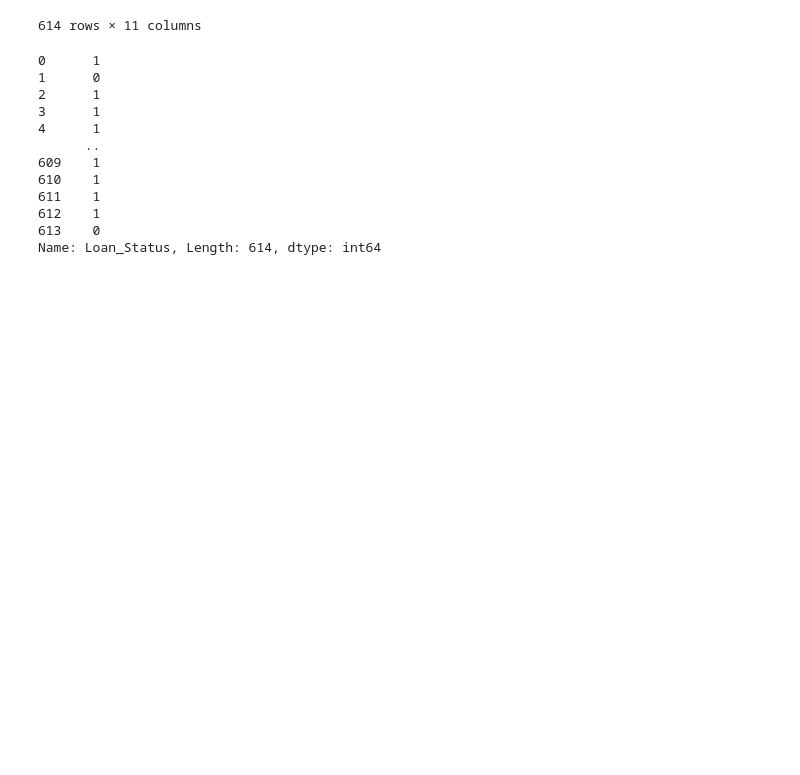
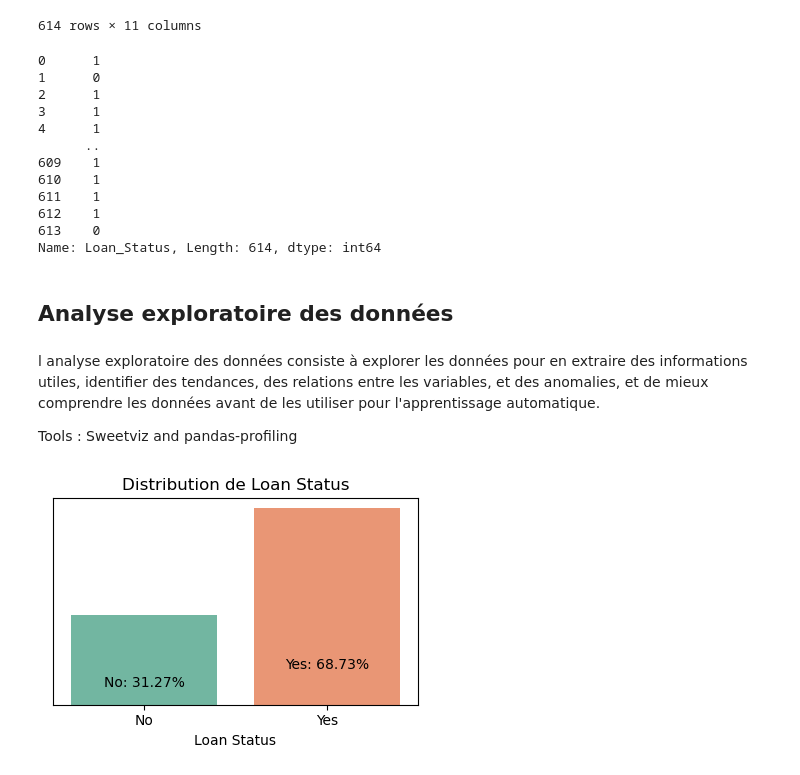
Before and after one commit to nevillemakoyi/Application-ML-Detection-Defauts-Paiements-Credits-Bancaires, a Jupyter notebook: notebooks/RF_credit.ipynb, the cells around one changed output. Drawn from its saved outputs; the diff is of its cells as text; code cells hidden in the pictures; blank space fills up the shorter version.

```diff
--- a/notebooks/RF_credit.ipynb
+++ b/notebooks/RF_credit.ipynb
@@ -156,3 +154,30 @@ target
 612    1
 613    0
 Name: Loan_Status, Length: 614, dtype: int64
+# %% [markdown]
+## Analyse exploratoire des données
+# %% [markdown]
+l analyse exploratoire des données consiste à explorer les données pour en extraire des informations utiles, identifier des tendances, des relations entre les variables,
+et des anomalies, et de mieux comprendre les données avant de les utiliser pour l'apprentissage automatique.
+
+Tools : Sweetviz and pandas-profiling
+# %%
+# analyse de la varible cible
+
+plt.figure(figsize=(4, 3))
+sns.countplot(x=target, palette='Set2')
+plt.title('Distribution de Loan Status')
+plt.xlabel('Loan Status')
+yes = target.value_counts()[1] / len(target) * 100
+no = target.value_counts()[0] / len(target) * 100
+plt.text(1, yes + 1, f'Yes: {yes:.2f}%', ha='center', va='bottom')
+plt.text(0, no + 1, f'No: {no:.2f}%', ha='center', va='bottom')
+plt.xticks([1, 0], ['Yes', 'No'])
+#remove the y-axis label
+plt.ylabel('')
+# remove the y-axis ticks
+plt.yticks([])
+plt.tight_layout()
+plt.show()
+# %% [output]
+[figure, added]
```
Also changed, not shown: parts of 1 cell of this notebook.
